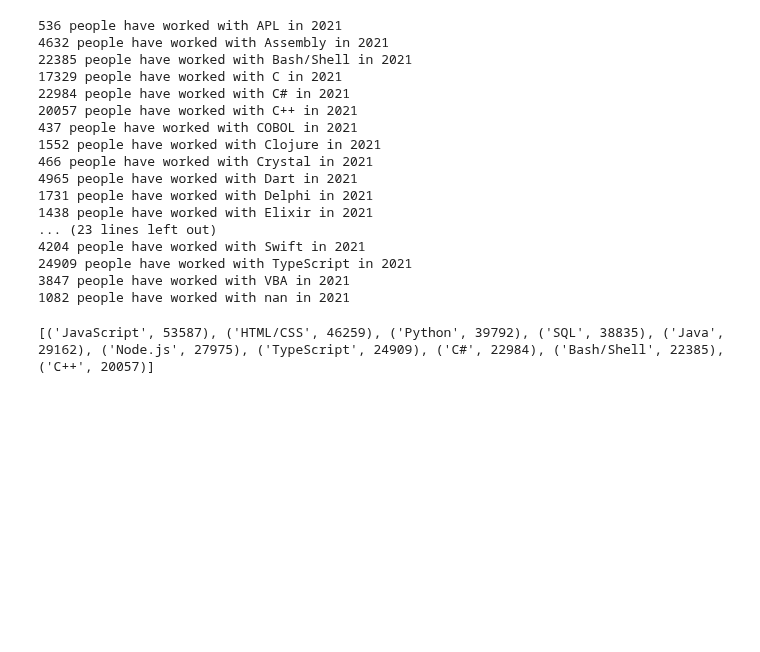
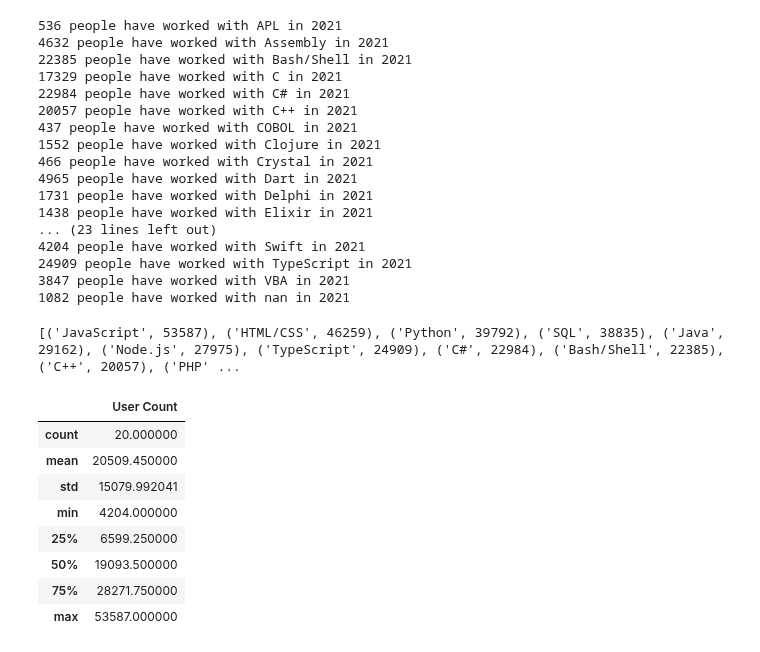
Before and after one commit to data301-2021-winter1/project-group13-project, a Jupyter notebook: notebooks/analysis1.ipynb, the cells around one changed output. Saved outputs shown, nothing was run; the diff lists cells and outputs as text; code cells hidden in the pictures; blank space fills up the shorter version.

```diff
--- a/notebooks/analysis1.ipynb
+++ b/notebooks/analysis1.ipynb
@@ -192,13 +192,22 @@ p1.countPrintLang(langCount2021,2021) #Wrote count function since parsing the la
 3847 people have worked with VBA in 2021
 1082 people have worked with nan in 2021
 # %%
-topTenWorkedWithLangs2021 = langCount2021.most_common(10) #using counter collections method
+topTwentyWorkedWithLangs2021 = langCount2021.most_common(20) #using counter collections method
 totalLangUsers = np.sum(langCount2021.values())
-print(topTenWorkedWithLangs2021)
+print(topTwentyWorkedWithLangs2021)
 # %% [output]
-[('JavaScript', 53587), ('HTML/CSS', 46259), ('Python', 39792), ('SQL', 38835), ('Java', 29162), ('Node.js', 27975), ('TypeScript', 24909), ('C#', 22984), ('Bash/Shell', 22385), ('C++', 20057)]
+[('JavaScript', 53587), ('HTML/CSS', 46259), ('Python', 39792), ('SQL', 38835), ('Java', 29162), ('Node.js', 27975), ('TypeScript', 24909), ('C#', 22984), ('Bash/Shell', 22385), ('C++', 20057), ('PHP' ...
 # %%
-#sns.scatterplot(data=flights_data, x="year", y="passengers")
-
 langCount2021df = pd.DataFrame(langCount2021.items(),columns=['Programming Language','User Count'])
-topTenLangCount2021df = langCount2021df.nlargest(10,'User Count')
+topTwentyLangCount2021df = langCount2021df.nlargest(20,'User Count')
+topTwentyLangCount2021df.describe()
+# %% [output]
+|  | User Count |
+| count | 20.000000 |
+| mean | 20509.450000 |
+| std | 15079.992041 |
+| min | 4204.000000 |
+| 25% | 6599.250000 |
+| 50% | 19093.500000 |
+| 75% | 28271.750000 |
+| max | 53587.000000 |
```
Also changed, not shown: parts of 4 cells of this notebook.
